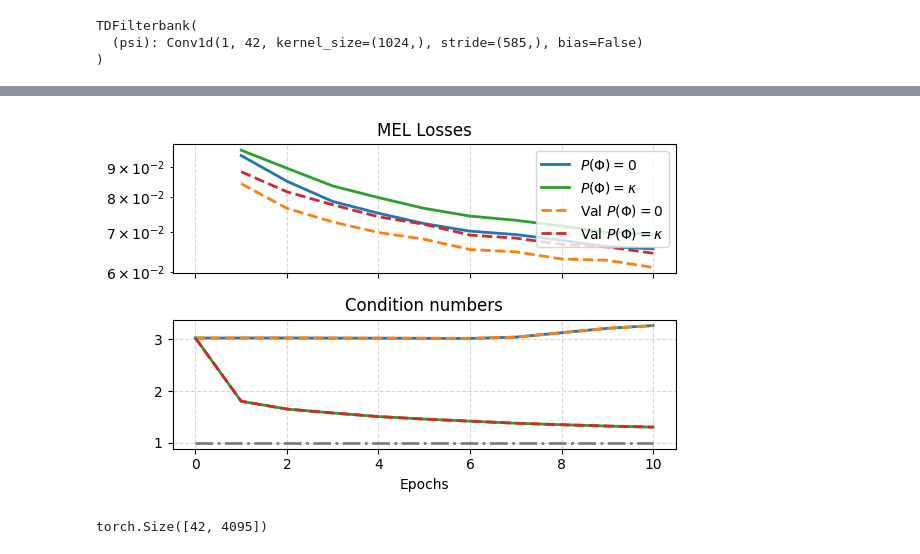
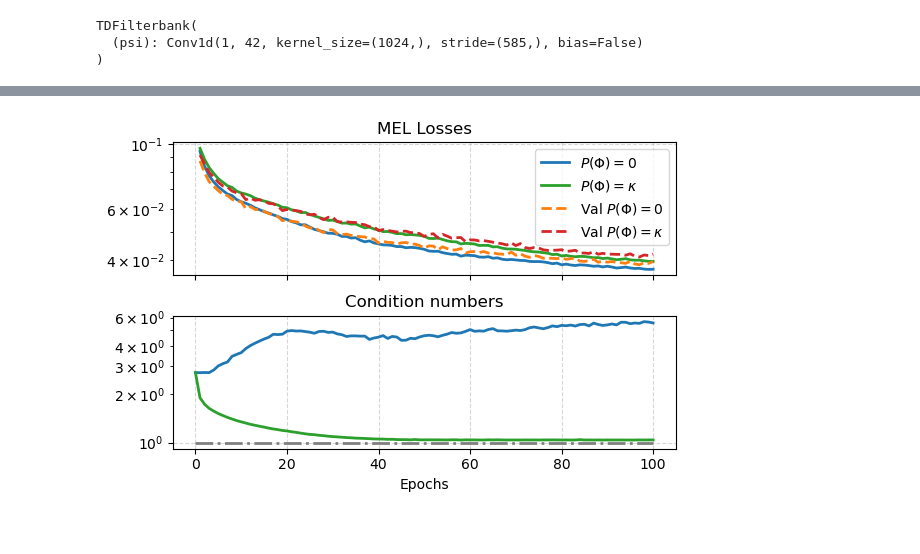
Before and after one commit to danedane-haider/Random-Filterbanks, a Jupyter notebook: Stability of Random Filterbanks under Gradient Descent/Fitting_Tight_Mel.ipynb, the cells around one changed output, grey strips where cells are left out. Drawn from its saved outputs; the diff is of its cells as text; code cells hidden in the pictures.

Commit message:
deleted additional output of kappa for the validation set, added save function for plots

```diff
--- a/Stability of Random Filterbanks under Gradient Descent/Fitting_Tight_Mel.ipynb
+++ b/Stability of Random Filterbanks under Gradient Descent/Fitting_Tight_Mel.ipynb
@@ -32,10 +32,11 @@ config = {
         "fmax": 8000,
         "stride": 585,
         "batch_size": 64,
-        "epochs": 10,
+        "epochs": 100,
     }
 
-data_dir="/Users/felixperfler/Documents/ISF/Random-Filterbanks/NTVOW"
+#data_dir="/Users/felixperfler/Documents/ISF/Random-Filterbanks/NTVOW"
+data_dir="/Users/Dane/Documents/GitHub/Random-Filterbanks/NTVOW"
 
 random_filterbank = fb.random_filterbank(config["N"], config["J"], config["T"], tight=False, support_only=True)
 target = 'MEL'
@@ -65,7 +66,7 @@ val_dataset = NTVOW(data_dir, 'val', config, target_filterbank)
 val_loader = DataLoader(val_dataset, batch_size=config["batch_size"], shuffle=True)
 # %%
 loss_baseline = KappaLoss(beta=0)
-loss_kappa = KappaLoss(beta=1e-2)
+loss_kappa = KappaLoss(beta=1e-3)
 # %%
 optimizer_baseline = torch.optim.Adam(model_baseline.parameters(), lr=1e-5)
 optimizer_kappa = torch.optim.Adam(model_kappa.parameters(), lr=1e-5)
@@ -206,37 +205,34 @@ Epoch 2/10:
 # %%
 # plot losses and condition numbers over epochs
 
 plt.rcParams['text.usetex'] = False
 
 fig, axes = plt.subplots(2, 1, figsize=(6, 4), sharex=True)
 Ts = np.arange(0, config['epochs']+1)
 
 ax = axes[0]
 ax.plot(Ts[1:], fit_baseline, 'tab:blue', linewidth=2, label='$P(\Phi)=0$')
 ax.plot(Ts[1:], fit_kappa, 'tab:green', linewidth=2, label='$P(\Phi)=\kappa$')
 ax.plot(Ts[1:], fit_val_baseline, 'tab:orange', linewidth=2, linestyle='--', label='Val $P(\Phi)=0$')
 ax.plot(Ts[1:], fit_val_kappa, 'tab:red', linewidth=2, linestyle='--', label='Val $P(\Phi)=\kappa$')
 
 ax.set_yscale('log')
 ax.set_title(target+' Losses')
 ax.grid(linestyle='--', alpha=0.5)
 
 ax = axes[1]
 ax.plot(Ts, kappa_baseline, 'tab:blue', linewidth=2)
 ax.plot(Ts, kappa_kappa, 'tab:green', linewidth=2)
-ax.plot(Ts, kappa_val_baseline, 'tab:orange', linewidth=2, linestyle='--')
-ax.plot(Ts, kappa_val_kappa, 'tab:red', linewidth=2, linestyle='--')
 ax.plot(Ts, np.ones(len(Ts)), 'tab:gray', linewidth=2, label='Tightened', linestyle='-.')
+ax.set_yscale('log')
 
 ax.set_title('Condition numbers')
 ax.set_xlabel('Epochs')
 axes[0].legend(loc='upper right')
 ax.grid(linestyle='--', alpha=0.5)
 
 plt.tight_layout()
+
+plt.savefig('Fitting_MEL.pdf', bbox_inches='tight')
 # %% [output]
-[figure, old version]
+[figure, new version]
-# %%
-target_filterbank.shape
-# %% [output]
-torch.Size([42, 4095])
```
Also changed, not shown: parts of 1 cell of this notebook, 2 other files.
